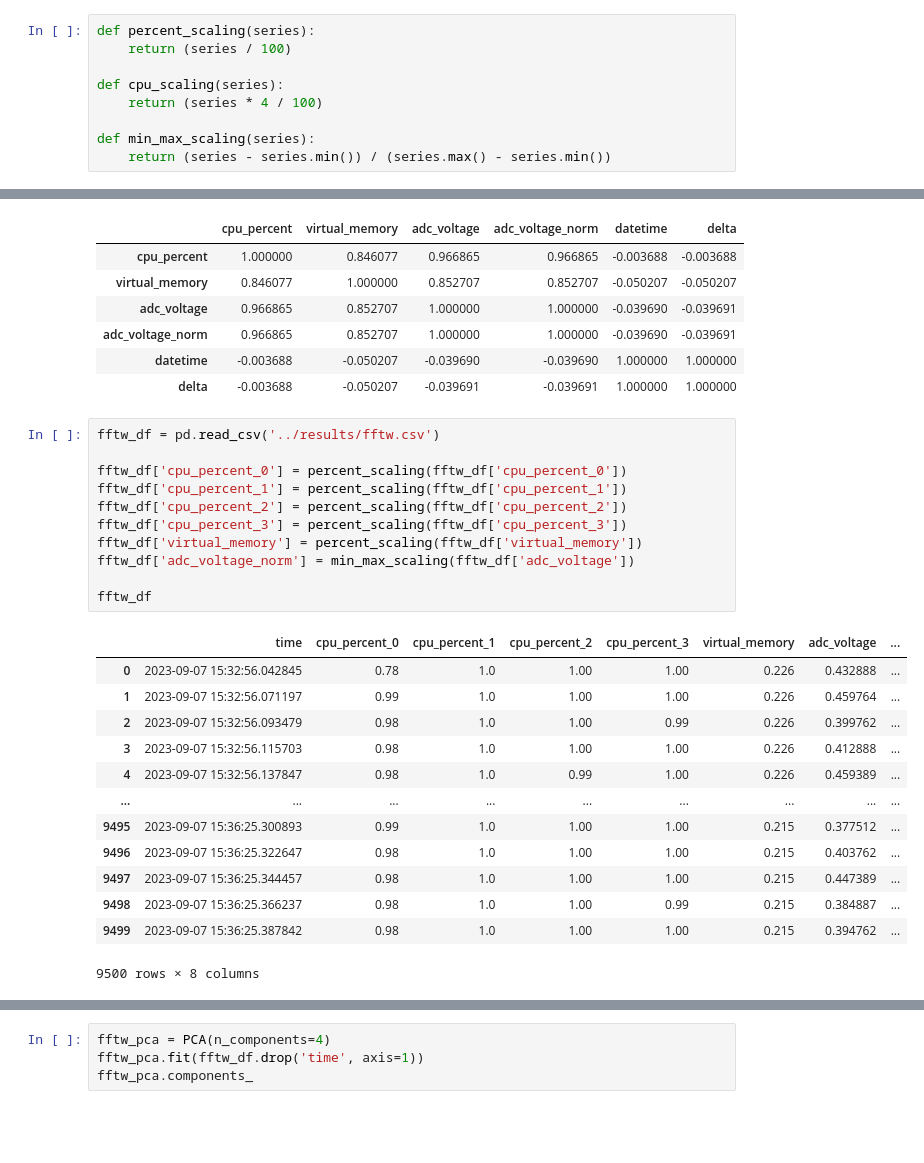
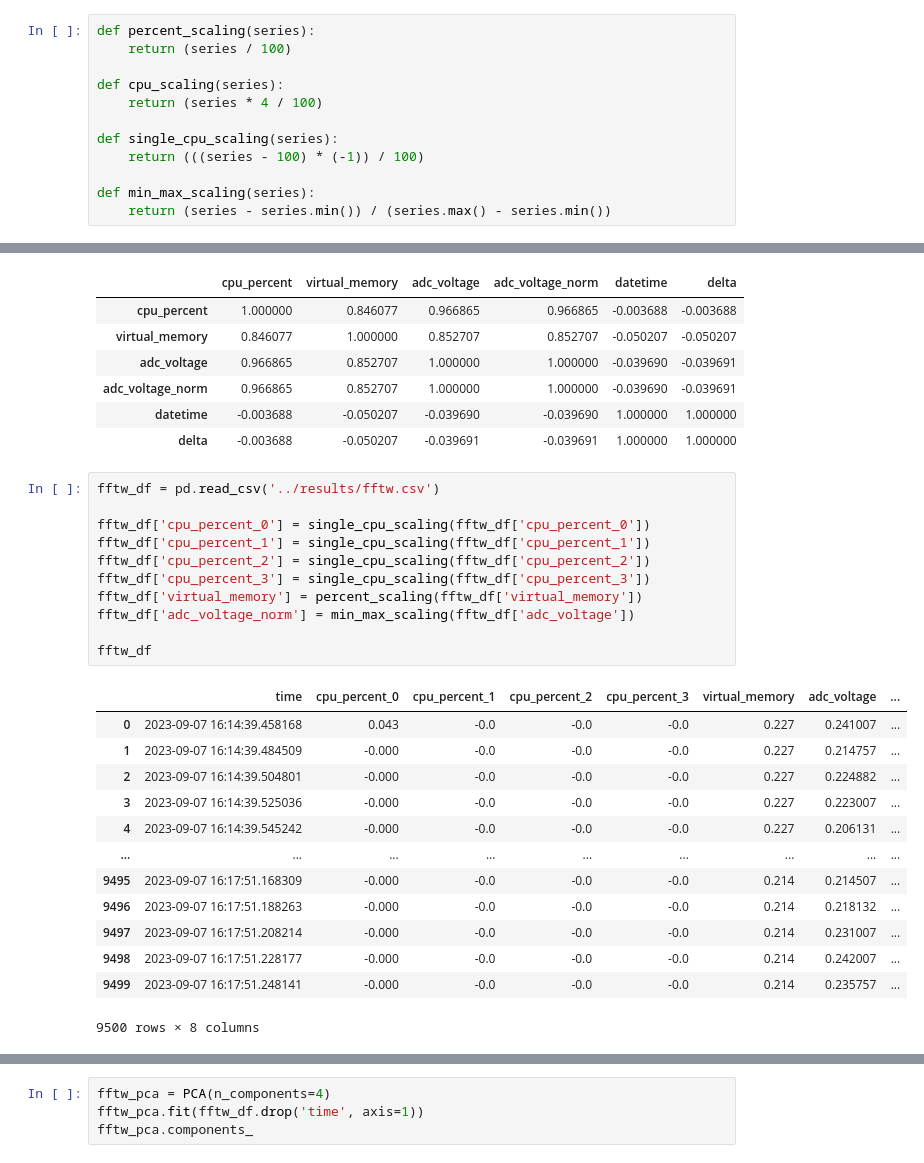
Before and after one commit to radshield/raspi-sel, a Jupyter notebook: analysis/cycles.ipynb, the cells around one changed output, grey strips where cells are left out. Cells and saved outputs as stored; diff of their text form; blank space fills up the shorter version.

```diff
--- a/analysis/cycles.ipynb
+++ b/analysis/cycles.ipynb
@@ -10,6 +10,9 @@ def percent_scaling(series):
 def cpu_scaling(series):
     return (series * 4 / 100)
 
+def single_cpu_scaling(series):
+    return (((series - 100) * (-1)) / 100)
+
 def min_max_scaling(series):
     return (series - series.min()) / (series.max() - series.min())
 # %%
@@ -206,27 +209,27 @@ both_df.drop('time', axis=1).corr()
 # %%
 fftw_df = pd.read_csv('../results/fftw.csv')
 
-fftw_df['cpu_percent_0'] = percent_scaling(fftw_df['cpu_percent_0'])
-fftw_df['cpu_percent_1'] = percent_scaling(fftw_df['cpu_percent_1'])
-fftw_df['cpu_percent_2'] = percent_scaling(fftw_df['cpu_percent_2'])
-fftw_df['cpu_percent_3'] = percent_scaling(fftw_df['cpu_percent_3'])
+fftw_df['cpu_percent_0'] = single_cpu_scaling(fftw_df['cpu_percent_0'])
+fftw_df['cpu_percent_1'] = single_cpu_scaling(fftw_df['cpu_percent_1'])
+fftw_df['cpu_percent_2'] = single_cpu_scaling(fftw_df['cpu_percent_2'])
+fftw_df['cpu_percent_3'] = single_cpu_scaling(fftw_df['cpu_percent_3'])
 fftw_df['virtual_memory'] = percent_scaling(fftw_df['virtual_memory'])
 fftw_df['adc_voltage_norm'] = min_max_scaling(fftw_df['adc_voltage'])
 
 fftw_df
 # %% [output]
 |  | time | cpu_percent_0 | cpu_percent_1 | cpu_percent_2 | cpu_percent_3 | virtual_memory | adc_voltage | ... |
-| 0 | 2023-09-07 15:32:56.042845 | 0.78 | 1.0 | 1.00 | 1.00 | 0.226 | 0.432888 | ... |
-| 1 | 2023-09-07 15:32:56.071197 | 0.99 | 1.0 | 1.00 | 1.00 | 0.226 | 0.459764 | ... |
-| 2 | 2023-09-07 15:32:56.093479 | 0.98 | 1.0 | 1.00 | 0.99 | 0.226 | 0.399762 | ... |
-| 3 | 2023-09-07 15:32:56.115703 | 0.98 | 1.0 | 1.00 | 1.00 | 0.226 | 0.412888 | ... |
-| 4 | 2023-09-07 15:32:56.137847 | 0.98 | 1.0 | 0.99 | 1.00 | 0.226 | 0.459389 | ... |
+| 0 | 2023-09-07 16:14:39.458168 | 0.043 | -0.0 | -0.0 | -0.0 | 0.227 | 0.241007 | ... |
+| 1 | 2023-09-07 16:14:39.484509 | -0.000 | -0.0 | -0.0 | -0.0 | 0.227 | 0.214757 | ... |
+| 2 | 2023-09-07 16:14:39.504801 | -0.000 | -0.0 | -0.0 | -0.0 | 0.227 | 0.224882 | ... |
+| 3 | 2023-09-07 16:14:39.525036 | -0.000 | -0.0 | -0.0 | -0.0 | 0.227 | 0.223007 | ... |
+| 4 | 2023-09-07 16:14:39.545242 | -0.000 | -0.0 | -0.0 | -0.0 | 0.227 | 0.206131 | ... |
 | ... | ... | ... | ... | ... | ... | ... | ... | ... |
-| 9495 | 2023-09-07 15:36:25.300893 | 0.99 | 1.0 | 1.00 | 1.00 | 0.215 | 0.377512 | ... |
-| 9496 | 2023-09-07 15:36:25.322647 | 0.98 | 1.0 | 1.00 | 1.00 | 0.215 | 0.403762 | ... |
-| 9497 | 2023-09-07 15:36:25.344457 | 0.98 | 1.0 | 1.00 | 1.00 | 0.215 | 0.447389 | ... |
-| 9498 | 2023-09-07 15:36:25.366237 | 0.98 | 1.0 | 1.00 | 0.99 | 0.215 | 0.384887 | ... |
-| 9499 | 2023-09-07 15:36:25.387842 | 0.98 | 1.0 | 1.00 | 1.00 | 0.215 | 0.394762 | ... |
+| 9495 | 2023-09-07 16:17:51.168309 | -0.000 | -0.0 | -0.0 | -0.0 | 0.214 | 0.214507 | ... |
+| 9496 | 2023-09-07 16:17:51.188263 | -0.000 | -0.0 | -0.0 | -0.0 | 0.214 | 0.218132 | ... |
+| 9497 | 2023-09-07 16:17:51.208214 | -0.000 | -0.0 | -0.0 | -0.0 | 0.214 | 0.231007 | ... |
+| 9498 | 2023-09-07 16:17:51.228177 | -0.000 | -0.0 | -0.0 | -0.0 | 0.214 | 0.242007 | ... |
+| 9499 | 2023-09-07 16:17:51.248141 | -0.000 | -0.0 | -0.0 | -0.0 | 0.214 | 0.235757 | ... |
 9500 rows × 8 columns
 # %%
 fftw_df.plot(x='time', y=['cpu_percent_0','cpu_percent_1','cpu_percent_2','cpu_percent_3','adc_voltage_norm'])
```
Also changed, not shown: parts of 2 cells of this notebook, 3 other files.
